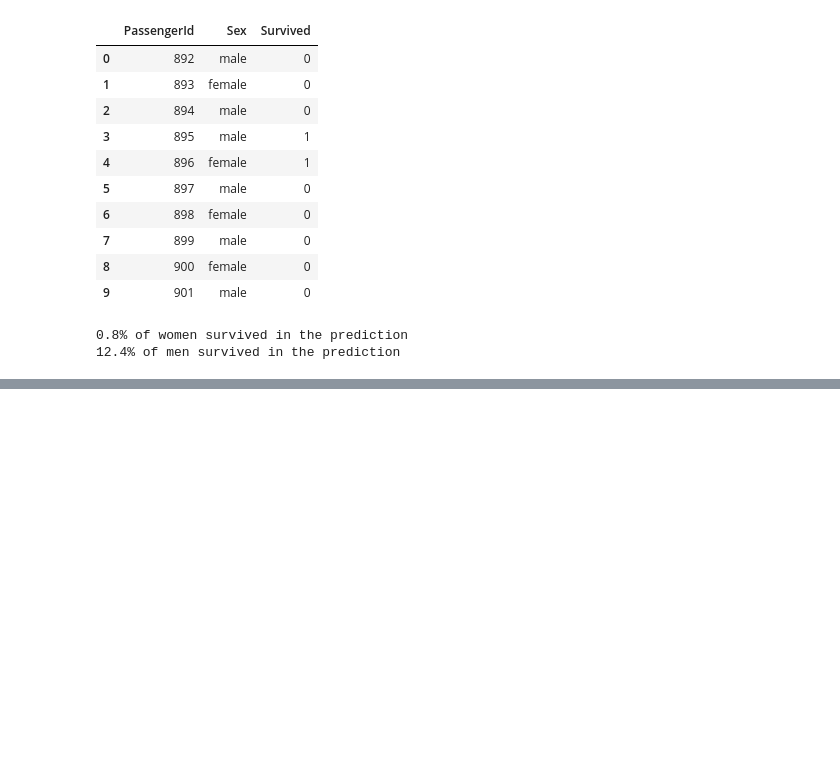
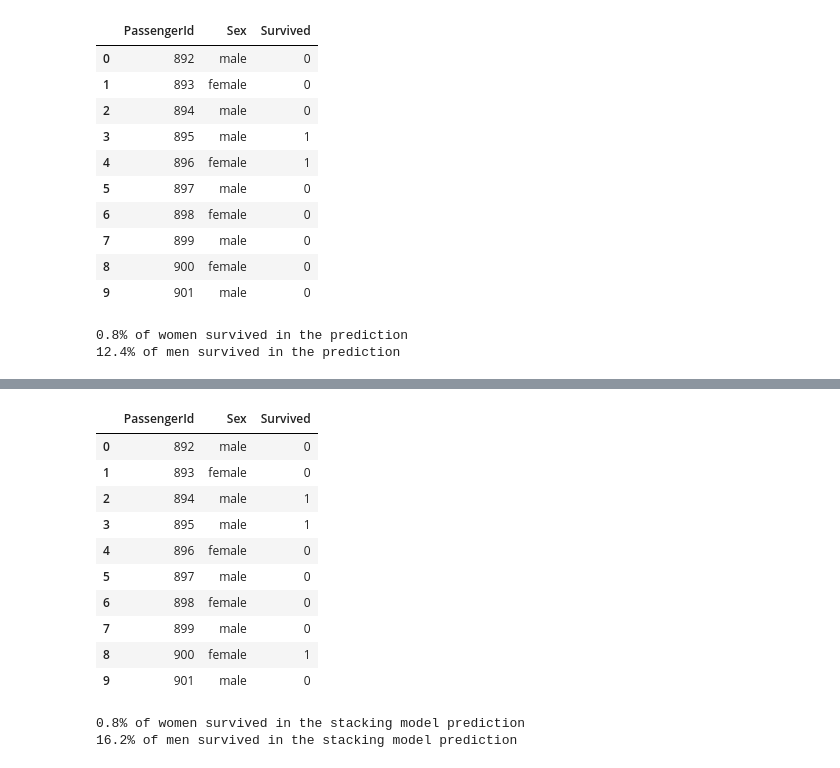
Before and after one commit to chalolowa/myKaggleCompetitions, a Jupyter notebook: titanic-survival-prediction.ipynb, the cells around one changed output, grey strips where cells are left out. Drawn from its saved outputs; the diff is of its cells as text; code cells hidden in the pictures; blank space fills up the shorter version.

```diff
--- a/titanic-survival-prediction.ipynb
+++ b/titanic-survival-prediction.ipynb
@@ -162,0 +211,15 @@ print(f'{men_percent_pred:.1f}% of men survived in the prediction')
+# %%
+# initialize a stacking classifier with the previous models as the base estimators
+estimators = [
+    ('rf', rf_model),
+    ('xgb', model)
+]
+
+stacking_model = StackingClassifier(
+    estimators,
+    final_estimator=LogisticRegression(),
+    cv="prefit"
+)
+
+# fit the model
+stacking_model.fit(X_train, Y_train)
@@ -162,0 +244,35 @@ print(f'{men_percent_pred:.1f}% of men survived in the prediction')
+# %%
+# make predictions on the stacking model
+sm_pred = stacking_model.predict(X_test)
+
+# create a predictions and test data table from the stacking model predictions
+sm_pred_table = pd.DataFrame({'PassengerId': test_data.PassengerId, 'Sex': test_data.Sex, 'Survived': sm_pred})
+sm_pred_table.head(10)
+# %% [output]
+|  | PassengerId | Sex | Survived |
+| 0 | 892 | male | 0 |
+| 1 | 893 | female | 0 |
+| 2 | 894 | male | 1 |
+| 3 | 895 | male | 1 |
+| 4 | 896 | female | 0 |
+| 5 | 897 | male | 0 |
+| 6 | 898 | female | 0 |
+| 7 | 899 | male | 0 |
+| 8 | 900 | female | 1 |
+| 9 | 901 | male | 0 |
+# %%
+# check the percentage of men who survived in stacking model predictions
+sm_men_pred = sm_pred_table.loc[sm_pred_table.Sex == 'male']['Survived']
+men_percent_sm = (sum(sm_men_pred)/len(sm_men_pred))*100
+
+# check the percentage of women who survived in the stacking model predictions
+sm_women_pred = sm_pred_table.loc[sm_pred_table.Sex == 'female']['Survived']
+women_percent_sm = (sum(sm_women_pred)/len(sm_women_pred))
+
+# print the percentages of men and women survivors in the stacking model predictions for comparison with the train data and the assumed hypothetical
+print(f'{women_percent_sm:.1f}% of women survived in the stacking model prediction')
+
+print(f'{men_percent_sm:.1f}% of men survived in the stacking model prediction')
+# %% [output]
+0.8% of women survived in the stacking model prediction
+16.2% of men survived in the stacking model prediction
```
Also changed, not shown: parts of 6 cells of this notebook.
